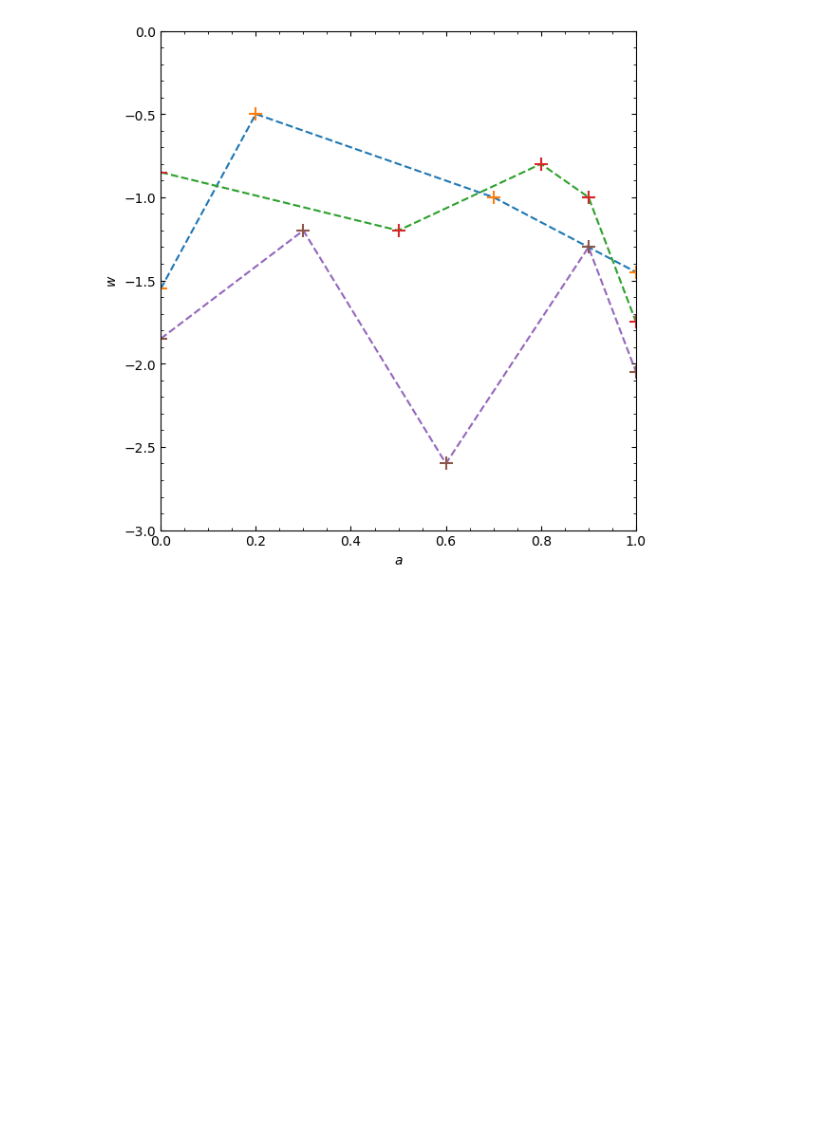
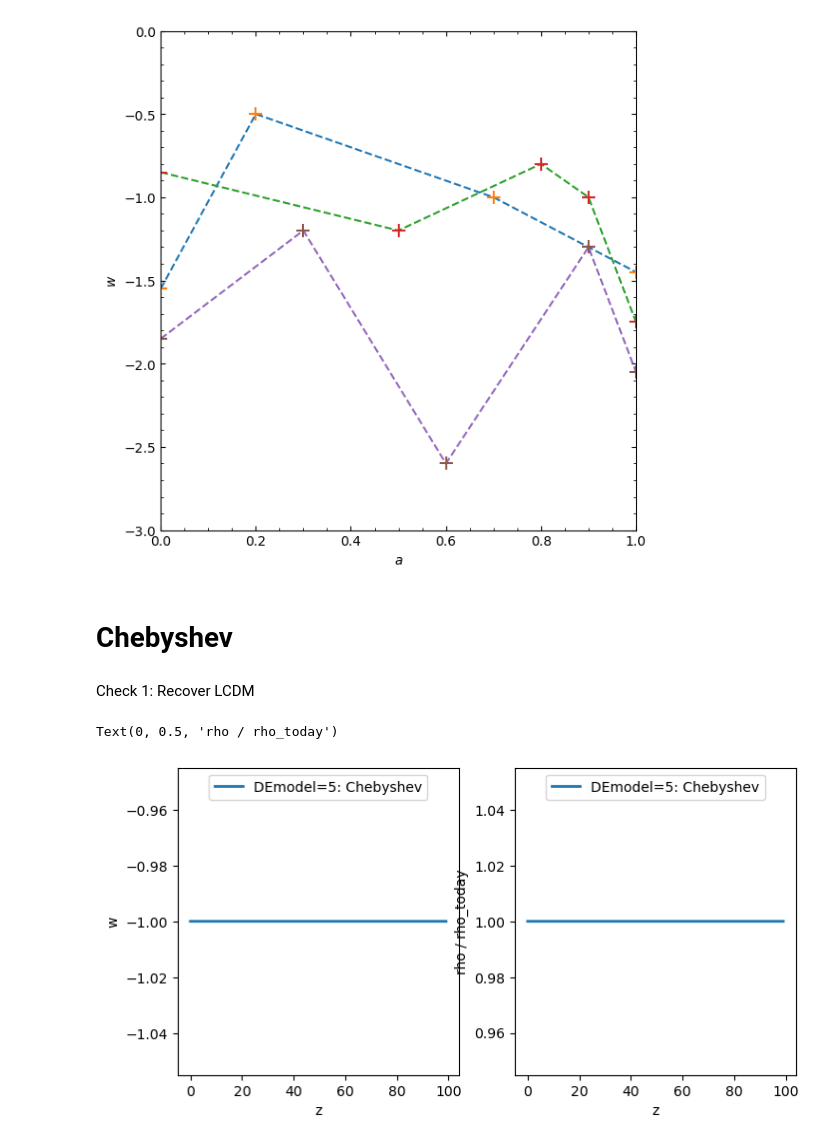
Before and after one commit to diogohf/CAMBv2LateDE, a Jupyter notebook: docs/test_latede.ipynb, the cells around one changed output. Drawn from its saved outputs; the diff is of its cells as text; code cells hidden in the pictures; blank space fills up the shorter version.

Commit message:
Adding Chebyshev expansion of rho(z)

```diff
--- a/docs/test_latede.ipynb
+++ b/docs/test_latede.ipynb
@@ -237,3 +237,36 @@ plt.tight_layout()
 plt.show()
 # %% [output]
 [figure]
+# %% [markdown]
+# Chebyshev
+# %% [markdown]
+Check 1: Recover LCDM
+# %%
+cosmology_cheb_lcdm = camb.set_params(
+    **base_params,
+    DEmodel=5,
+    cheb_c0=1.0,
+    cheb_c1=0.0,
+    cheb_c2=0.0,
+    cheb_c3=0.0,
+    cheb_zmax=3.5,
+    cheb_delta=1.0,
+)
+
+results_cheb_lcdm = camb.get_results(cosmology_cheb_lcdm)
+rho_cheb_lcdm, wde_cheb_lcdm = results_cheb_lcdm.get_dark_energy_rho_w(scale_factor)
+
+# ------------------------------------------------------------
+# Plot w(z)
+# ------------------------------------------------------------
+fig,ax = plt.subplots(1,2,figsize=(8,4))
+
+ax[0].plot(redshift,wde_cheb_lcdm,lw=2,label=r"DEmodel=5: Chebyshev")
+ax[1].plot(redshift,rho_cheb_lcdm/rho_cheb_lcdm[-1],lw=2,label=r"DEmodel=5: Chebyshev")
+[ax[i].legend(loc='upper center') for i in [0,1]]
+[ax[i].set_xlabel('z') for i in [0,1]]
+ax[0].set_ylabel('w')
+ax[1].set_ylabel('rho / rho_today')
+# %% [output]
+Text(0, 0.5, 'rho / rho_today')
+[figure, added]
```
Also changed, not shown: parts of 9 cells of this notebook, 1 other file.
